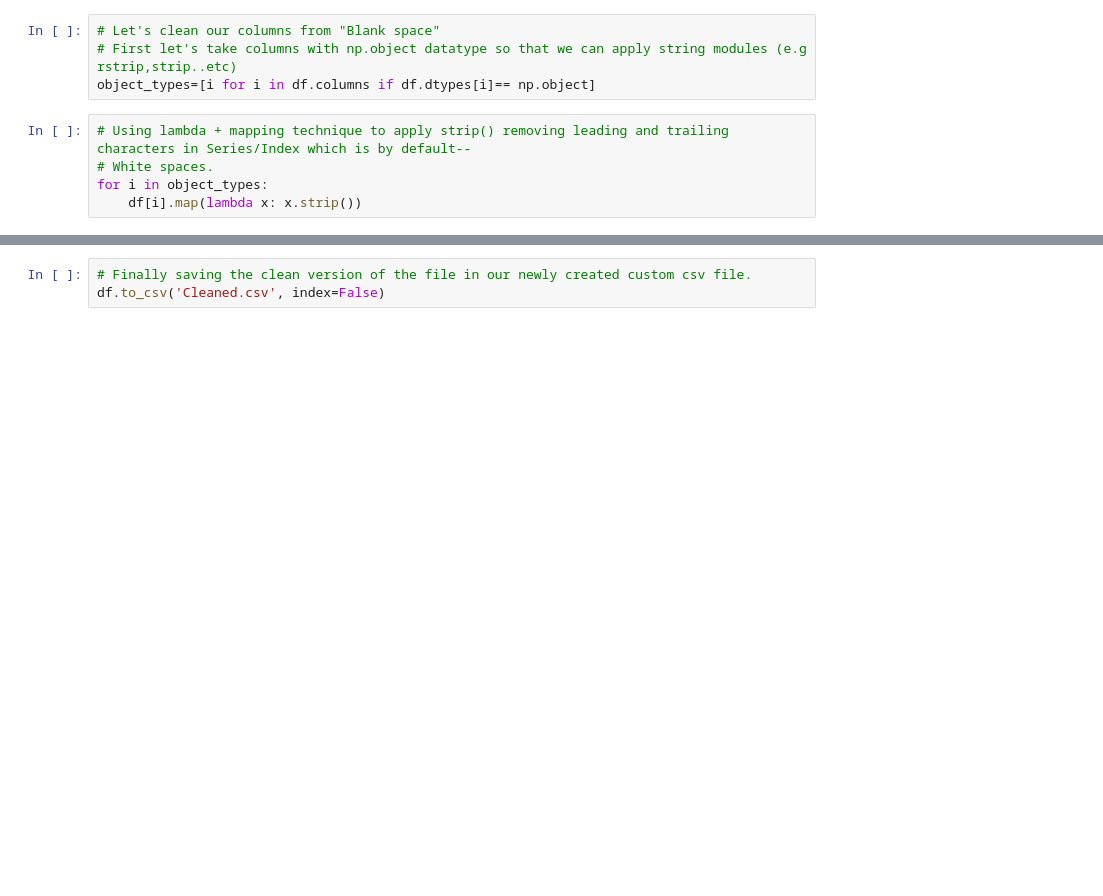
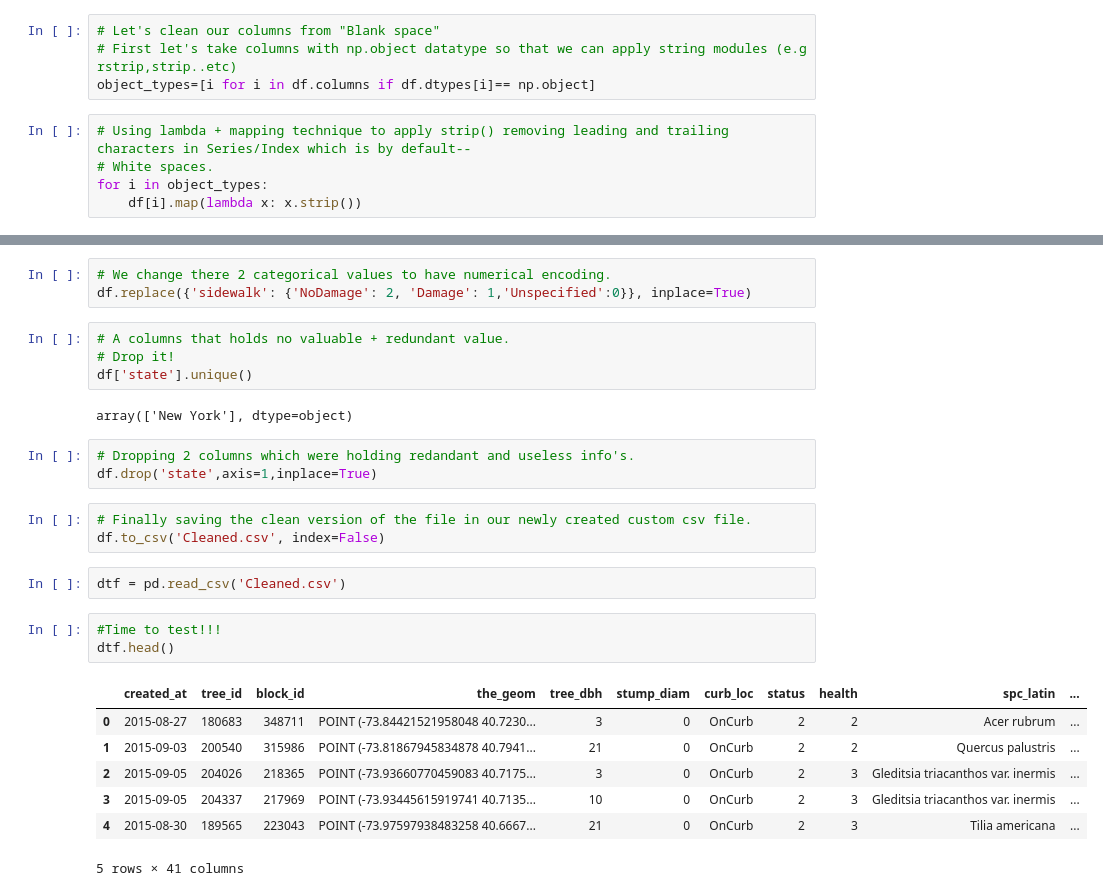
Before and after one commit to Idreesqbal/NYC, a Jupyter notebook: NYC-Tree.ipynb, the cells around one changed output, grey strips where cells are left out. Cells and saved outputs as stored; diff of their text form; blank space fills up the shorter version.

```diff
--- a/NYC-Tree.ipynb
+++ b/NYC-Tree.ipynb
@@ -114,3 +198,28 @@ for i in object_types:
+# %%
+# We change there 2 categorical values to have numerical encoding.
+df.replace({'sidewalk': {'NoDamage': 2, 'Damage': 1,'Unspecified':0}}, inplace=True)
+# %%
+# A columns that holds no valuable + redundant value.
+# Drop it!
+df['state'].unique()
+# %% [output]
+array(['New York'], dtype=object)
+# %%
+# Dropping 2 columns which were holding redandant and useless info's.
+df.drop('state',axis=1,inplace=True)
 # %%
 # Finally saving the clean version of the file in our newly created custom csv file.
 df.to_csv('Cleaned.csv', index=False)
+# %%
+dtf = pd.read_csv('Cleaned.csv')
+# %%
+#Time to test!!!
+dtf.head()
+# %% [output]
+|  | created_at | tree_id | block_id | the_geom | tree_dbh | stump_diam | curb_loc | status | health | spc_latin | ... |
+| 0 | 2015-08-27 | 180683 | 348711 | POINT (-73.84421521958048 40.7230... | 3 | 0 | OnCurb | 2 | 2 | Acer rubrum | ... |
+| 1 | 2015-09-03 | 200540 | 315986 | POINT (-73.81867945834878 40.7941... | 21 | 0 | OnCurb | 2 | 2 | Quercus palustris | ... |
+| 2 | 2015-09-05 | 204026 | 218365 | POINT (-73.93660770459083 40.7175... | 3 | 0 | OnCurb | 2 | 3 | Gleditsia triacanthos var. inermis | ... |
+| 3 | 2015-09-05 | 204337 | 217969 | POINT (-73.93445615919741 40.7135... | 10 | 0 | OnCurb | 2 | 3 | Gleditsia triacanthos var. inermis | ... |
+| 4 | 2015-08-30 | 189565 | 223043 | POINT (-73.97597938483258 40.6667... | 21 | 0 | OnCurb | 2 | 3 | Tilia americana | ... |
+5 rows × 41 columns
```
Also changed, not shown: parts of 15 cells of this notebook.
